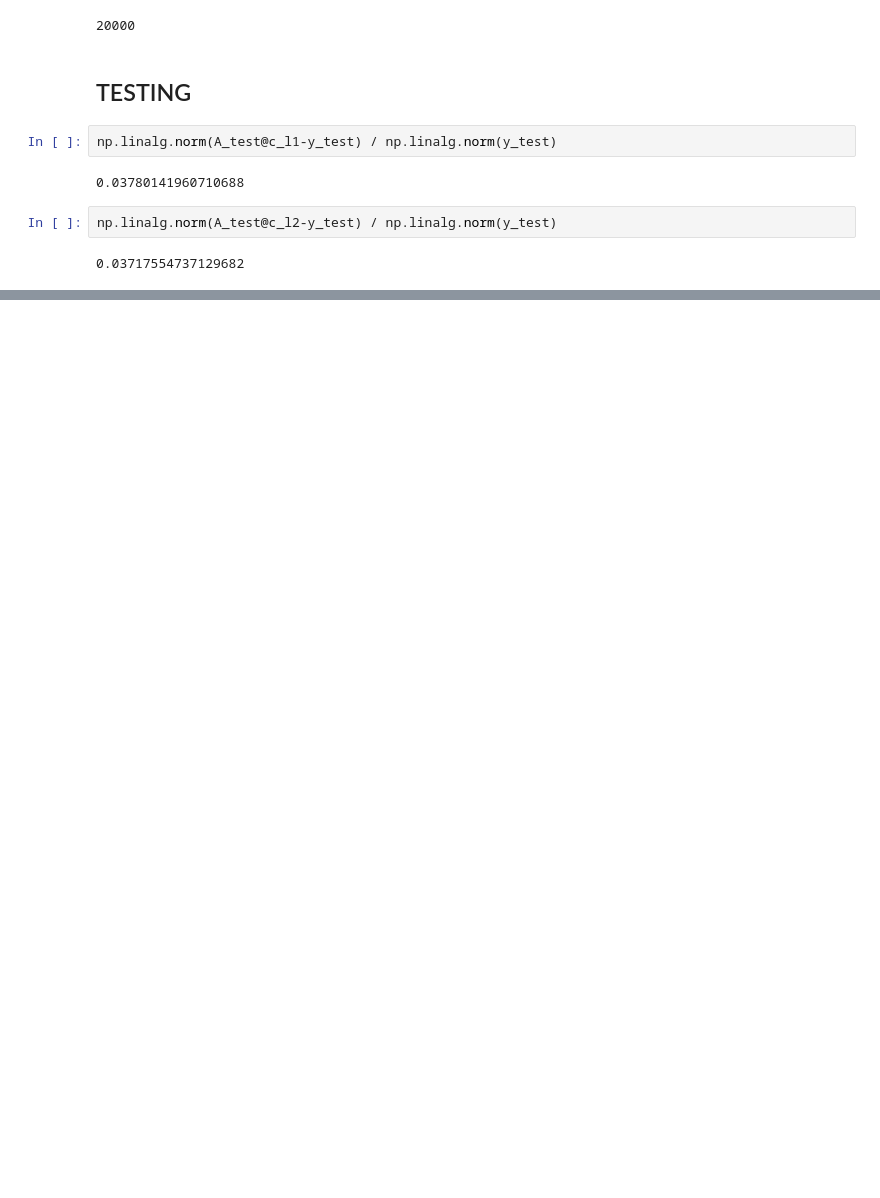
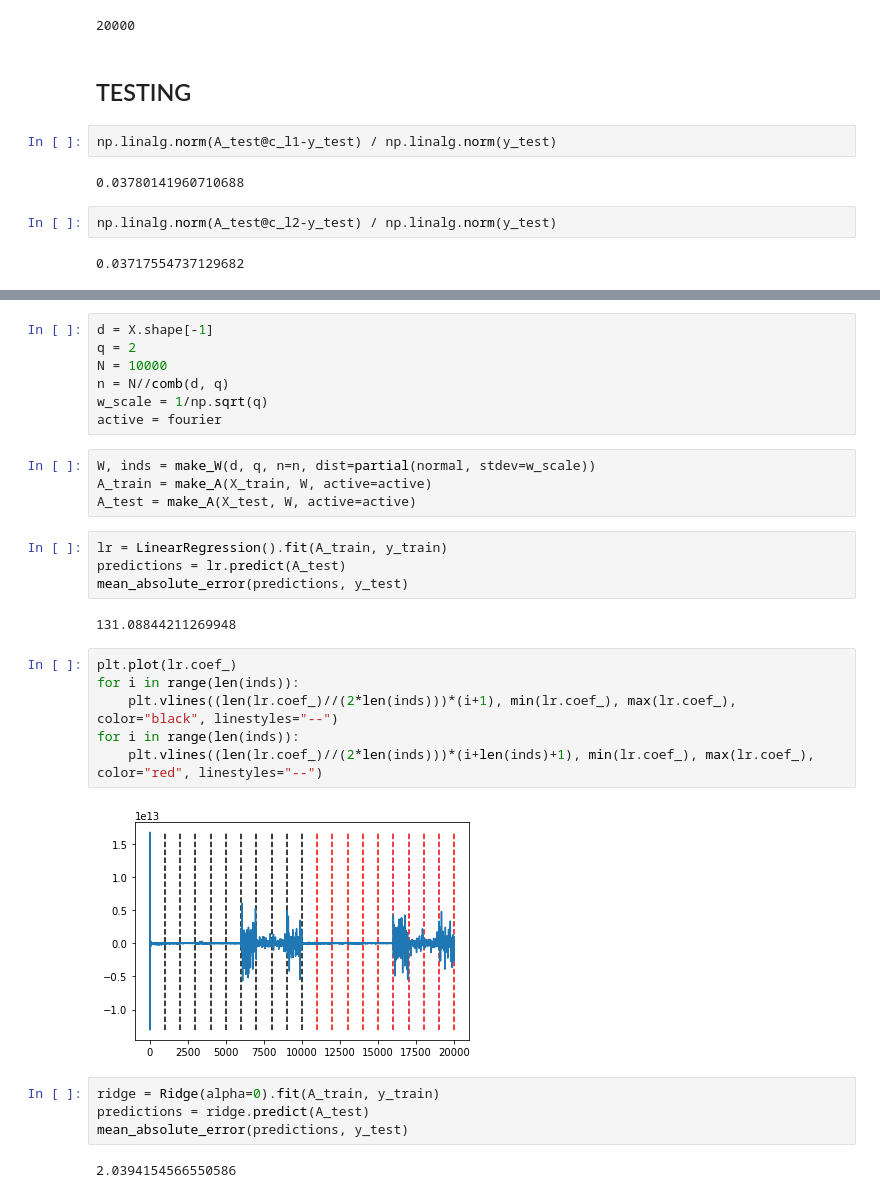
Before and after one commit to rhshi/sparse-rf, a Jupyter notebook: examples/data/naca.ipynb, the cells around one changed output, grey strips where cells are left out. Cells and saved outputs as stored; diff of their text form; blank space fills up the shorter version.

```diff
--- a/examples/data/naca.ipynb
+++ b/examples/data/naca.ipynb
@@ -142,0 +179,31 @@ np.linalg.norm(A_test@c_l2-y_test) / np.linalg.norm(y_test)
+# %%
+d = X.shape[-1]
+q = 2
+N = 10000
+n = N//comb(d, q)
+w_scale = 1/np.sqrt(q)
+active = fourier
+# %%
+W, inds = make_W(d, q, n=n, dist=partial(normal, stdev=w_scale))
+A_train = make_A(X_train, W, active=active)
+A_test = make_A(X_test, W, active=active)
+# %%
+lr = LinearRegression().fit(A_train, y_train)
+predictions = lr.predict(A_test)
+mean_absolute_error(predictions, y_test)
+# %% [output]
+131.08844211269948
+# %%
+plt.plot(lr.coef_)
+for i in range(len(inds)):
+    plt.vlines((len(lr.coef_)//(2*len(inds)))*(i+1), min(lr.coef_), max(lr.coef_), color="black", linestyles="--")
+for i in range(len(inds)):
+    plt.vlines((len(lr.coef_)//(2*len(inds)))*(i+len(inds)+1), min(lr.coef_), max(lr.coef_), color="red", linestyles="--")
+# %% [output]
+[figure, added]
+# %%
+ridge = Ridge(alpha=0).fit(A_train, y_train)
+predictions = ridge.predict(A_test)
+mean_absolute_error(predictions, y_test)
+# %% [output]
+2.0394154566550586
```
Also changed, not shown: parts of 9 cells of this notebook.
